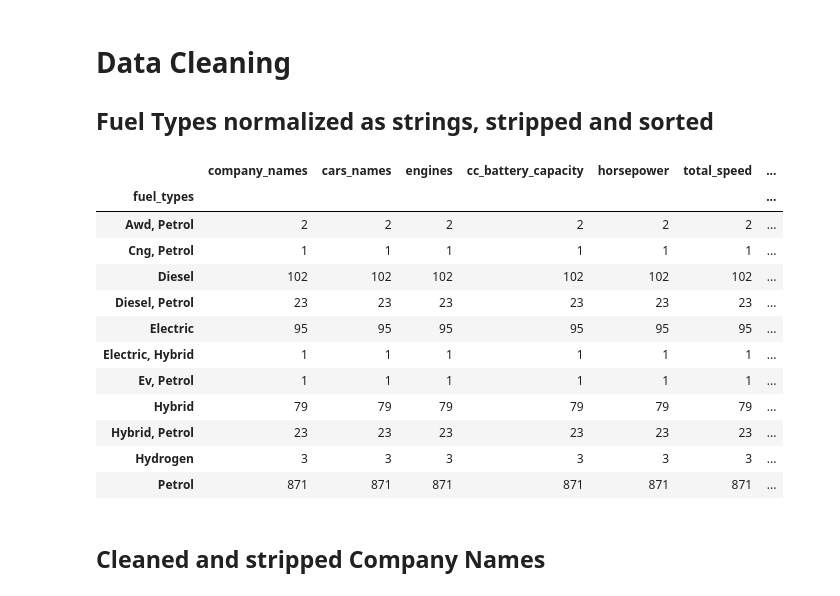
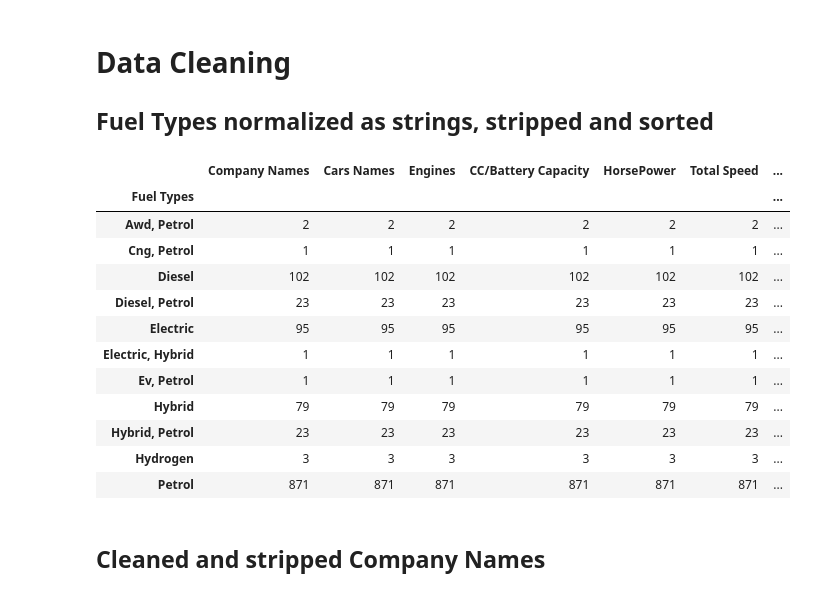
Before and after one commit to Wazard/GruppoX-Car-Analysis, a Jupyter notebook: car_analysis.ipynb, the cells around one changed output. Saved outputs shown, nothing was run; the diff lists cells and outputs as text; code cells hidden in the pictures.

```diff
--- a/car_analysis.ipynb
+++ b/car_analysis.ipynb
@@ -93,44 +109,42 @@ s, clean_df = handler.try_clean_column_names()
 # Data Cleaning
 ## Fuel Types normalized as strings, stripped and sorted
 # %%
-col = "fuel_types"
-
 clean_df = handler.df.copy()
-clean_df[col] = (
-    handler.df[col]
+clean_df["Fuel Types"] = (
+    handler.df["Fuel Types"]
     .astype(str)              # ensure strings
     .str.strip()              # remove leading/trailing whitespace
     .str.replace(r"\s+", " ", regex=True)  # normalize multiple spaces
     .str.title()              # consistent capitalization
 )
 
 
-clean_df[col] = clean_df[col] = (
-    clean_df[col]
+clean_df['Fuel Types'] = clean_df["Fuel Types"] = (
+    clean_df["Fuel Types"]
     .astype(str)
     .str.replace(r"[\/\(\)]", ",", regex=True)  # replace / ( ) with commas
 )
 
-clean_df[col] = clean_df[col].str.replace(r"\s+", " ", regex=True).str.strip()
+clean_df["Fuel Types"] = clean_df["Fuel Types"].str.replace(r"\s+", " ", regex=True).str.strip()
 
 
-clean_df[col] = (
-    clean_df[col]
+clean_df["Fuel Types"] = (
+    clean_df["Fuel Types"]
     .str.split(",")
     .apply(lambda parts: ", ".join(sorted([p.strip().title() for p in parts if p.strip()])))
 )
 
-mask = clean_df[col].str.contains("Gas", case=False, na=False)
+mask = clean_df["Fuel Types"].str.contains("Gas", case=False, na=False)
 clean_df = clean_df[~mask]
-mask = clean_df[col].str.contains("Plug", case=False, na=False)
+mask = clean_df["Fuel Types"].str.contains("Plug", case=False, na=False)
 clean_df = clean_df[~mask]
 
 #visualization
-group_df = clean_df.groupby(col).count()
+group_df = clean_df.groupby("Fuel Types").count()
 group_df.head(200)
 # %% [output]
-|  | company_names | cars_names | engines | cc_battery_capacity | horsepower | total_speed | ... |
-| fuel_types |  |  |  |  |  |  | ... |
+|  | Company Names | Cars Names | Engines | CC/Battery Capacity | HorsePower | Total Speed | ... |
+| Fuel Types |  |  |  |  |  |  | ... |
 | Awd, Petrol | 2 | 2 | 2 | 2 | 2 | 2 | ... |
 | Cng, Petrol | 1 | 1 | 1 | 1 | 1 | 1 | ... |
 | Diesel | 102 | 102 | 102 | 102 | 102 | 102 | ... |
```
Also changed, not shown: parts of 34 cells of this notebook.
